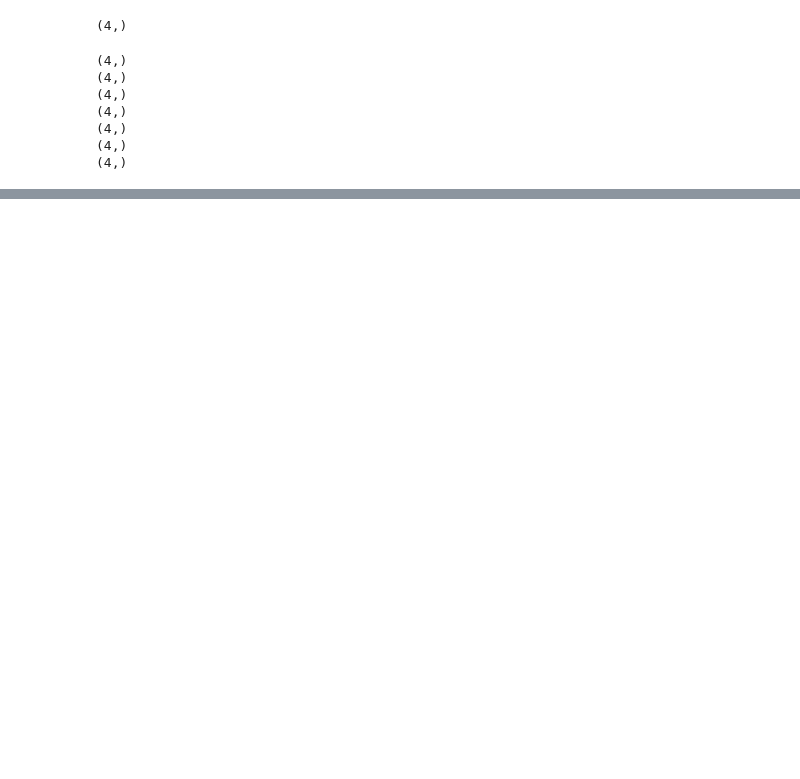
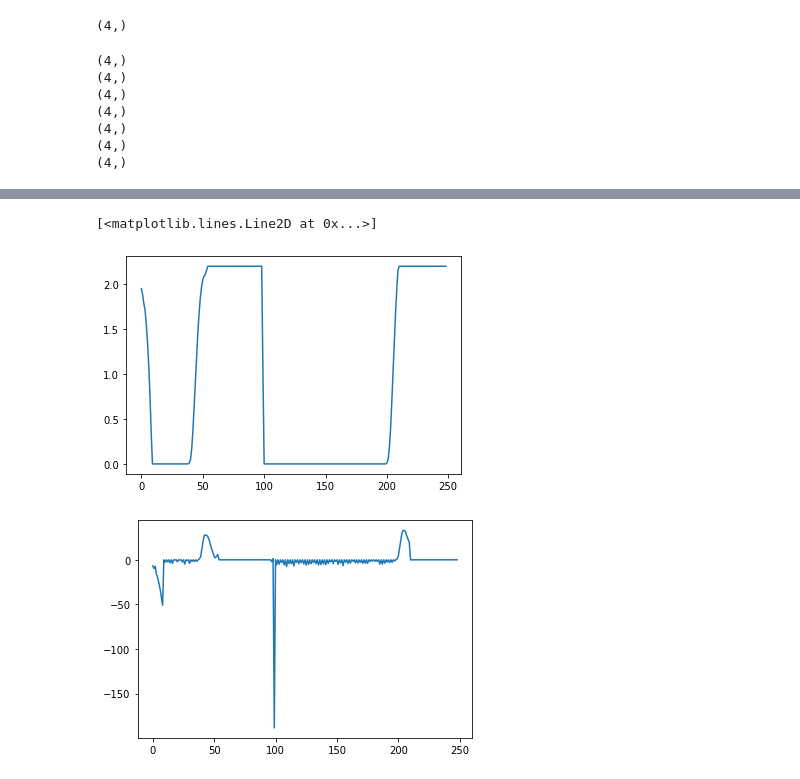
Before and after one commit to tyozmen/n_link_arm, a Jupyter notebook: stable/load_stable.ipynb, the cells around one changed output, grey strips where cells are left out. Saved outputs shown, nothing was run; the diff lists cells and outputs as text; code cells hidden in the pictures; blank space fills up the shorter version.

```diff
--- a/stable/load_stable.ipynb
+++ b/stable/load_stable.ipynb
@@ -52,0 +151,8 @@ normalizer_dict['ppo'][0]
+# %%
+plt.plot(states[1:250,0])
+plt.figure()
+plt.plot(states[1:250,2])
+# %% [output]
+[<matplotlib.lines.Line2D at 0x...>]
+[figure, added]
+[figure, added]
```
Also changed, not shown: parts of 11 cells of this notebook, 4 other files.
